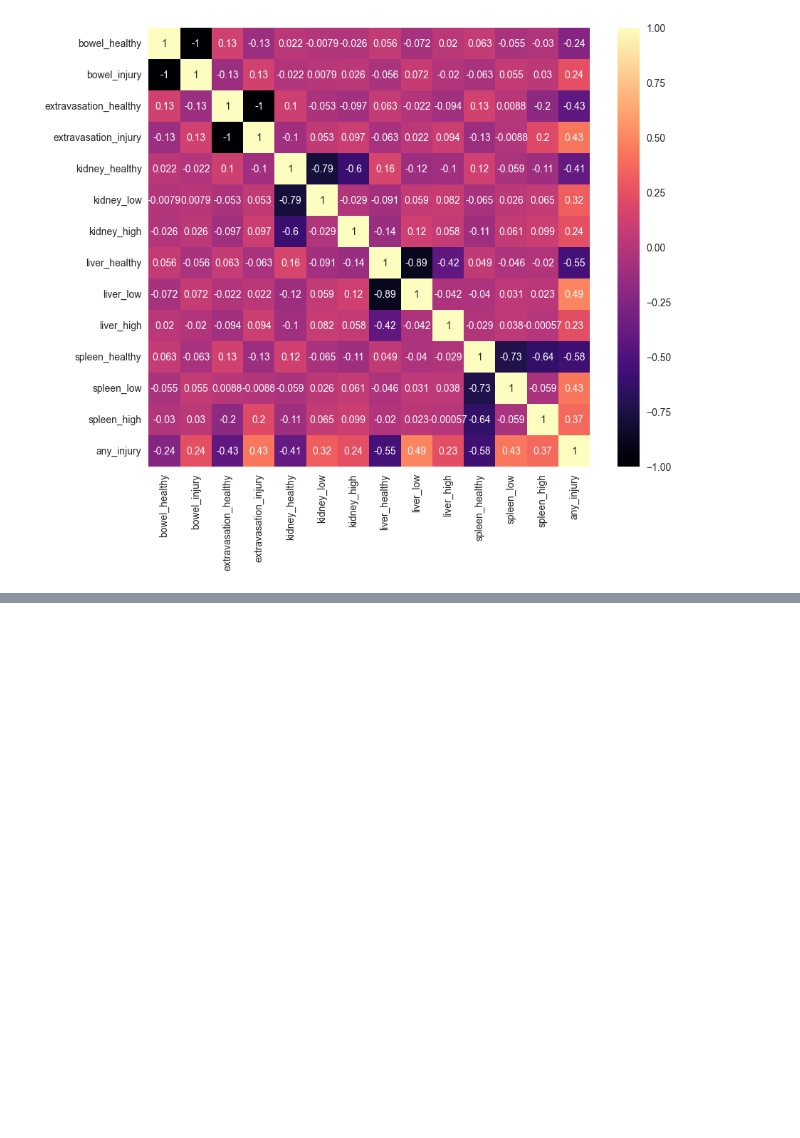
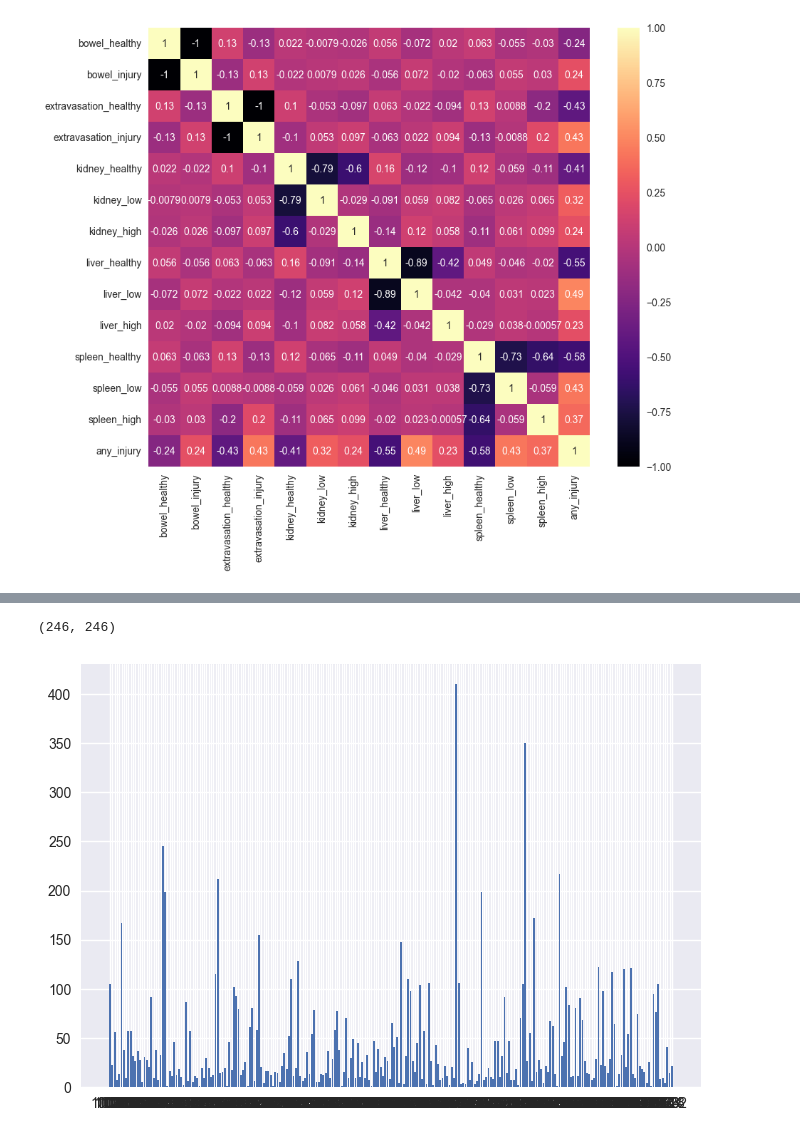
Before and after one commit to PedroAMtz/RSNA_Abdominal_Trauma, a Jupyter notebook: EDA/RSNA_EDA.ipynb, the cells around one changed output, grey strips where cells are left out. Cells and saved outputs as stored; diff of their text form; code cells hidden in the pictures; blank space fills up the shorter version.

```diff
--- a/EDA/RSNA_EDA.ipynb
+++ b/EDA/RSNA_EDA.ipynb
@@ -189,0 +467,5 @@ plt.show();
+# %%
+x, y, _ = clean_image_data(10065, "image_level_labels.csv")
+# %%
+pacients = data_labels["patient_id"].unique().tolist()
+len(pacients)
@@ -189,0 +474,11 @@ plt.show();
+# %%
+len_instances = []
+
+for i, pacient in enumerate(pacients):
+    print("Evaluating pacient: {}".format(pacient))
+    x, y, z = clean_image_data(pacient, "image_level_labels.csv")
+    print("Injury type: {}".format(z))
+    print("Number of CT instances: {}".format(len(x)))
+    print("Series of the pacient CT: {}".format(y))
+    print("#--------------------------------------#")
+    len_instances.append(len(x))
@@ -189,0 +503,12 @@ plt.show();
+# %%
+len(len_instances), len(pacients)
+# %% [output]
+(246, 246)
+# %%
+pacientes = map(str, pacients)
+pacientes = list(pacientes)
+# %%
+plt.bar(pacientes, len_instances)
+plt.show();
+# %% [output]
+[figure, added]
```
Also changed, not shown: parts of 29 cells of this notebook.
